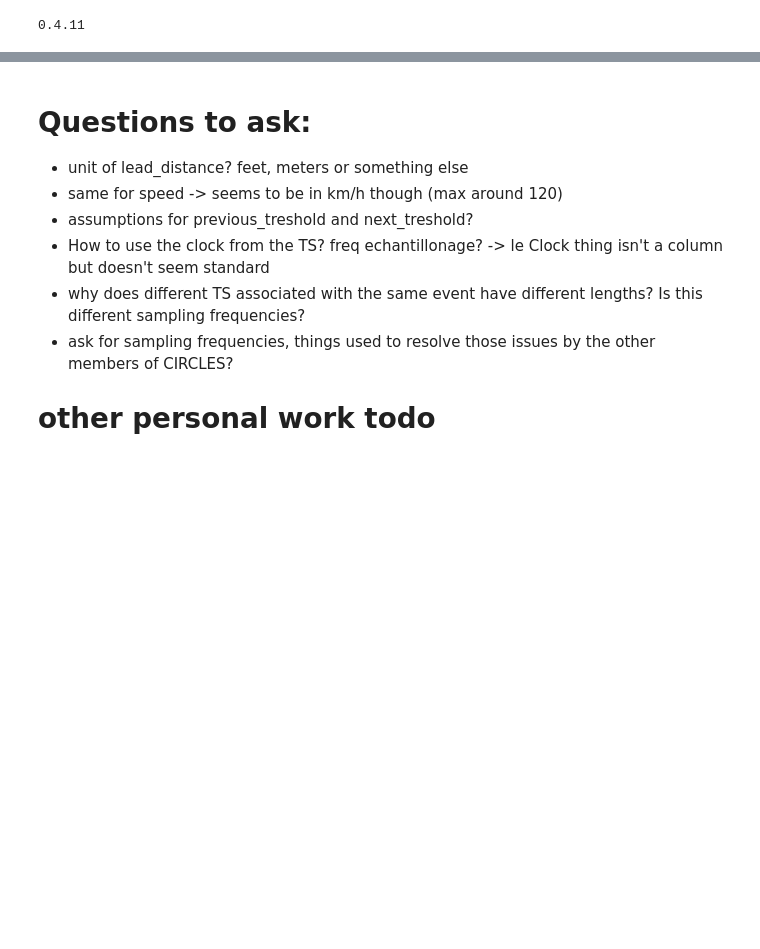
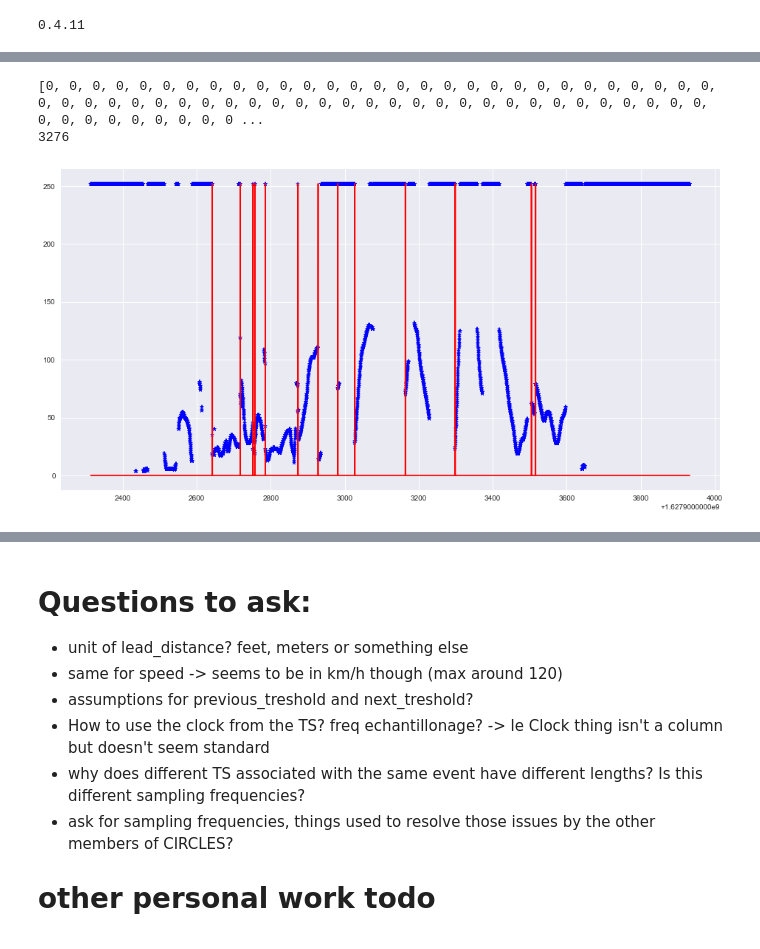
Before and after one commit to codingrosquick/capstone_circles_rl_validation, a Jupyter notebook: database_explorer.ipynb, the cells around one changed output, grey strips where cells are left out. Cells and saved outputs as stored; diff of their text form; code cells hidden in the pictures; blank space fills up the shorter version.

Commit message:
working crossing tests, still with legacy code

```diff
--- a/database_explorer.ipynb
+++ b/database_explorer.ipynb
@@ -129,2 +234,16 @@ reading of /Users/noecarras/Documents/03_Berkeley_EECS/cours/Capstone_RL_validat
 GPS signal first acquired at 2021-08-02 03:05:12:900000
 reading of /Users/noecarras/Documents/03_Berkeley_EECS/cours/Capstone_RL_validation/capstone_circles_rl_validation/analyses/2021-08-02-11-05-12_2T3W1RFVXMW116290_GPS_Messages.csv was succesful? True
+# %%
+speed_ts, lead_distance_ts, cruise_control_state_ts = read_data(s, g)
+event_times, unacceptable_crossings = find_crossing(speed_ts, lead_distance_ts, cruise_control_state_ts,
+                            with_cruise_control=False,
+                            prev_treshold=100,
+                            next_treshold=90,
+                            speed_treshold=20,
+                            verbose=True)
+print(event_times)
+print(len(event_times))
+
+print(len(unacceptable_crossings))
+
+# NOTE: obtained results varies deeply depending on the tresholds used
@@ -130,0 +258,36 @@ reading of /Users/noecarras/Documents/03_Berkeley_EECS/cours/Capstone_RL_validat
+# %%
+strymread.plt_ts(lead_distance_ts)
+
+
+import matplotlib.pyplot as plt
+
+def graph_see_events(lead, times, event_times):
+    """
+    TODO document this
+    :param lead:
+    :param times:
+    :param event_times:
+    :return:
+    """
+    def fake(time):
+        if time in event_times:
+            return 252
+        else:
+            return 0
+    event_times_fake = [fake(time) for time in times]
+    print(event_times_fake)
+    print(sum(event_times_fake))
+    # plt.figure()
+    # plt.plot(times, lead, 'b*')
+    # plt.plot(times, event_times_fake, 'r-')
+    # plt.ion()
+    # plt.show()
+    fig, ax = plt.subplots()
+    l = ax.plot(times, lead, 'b*')
+    e = ax.plot(times, event_times_fake, 'r-')
+    plt.ion()
+    plt.show()
+    # TODO make this interactive mode?
+
+graph_see_events(lead_distance_ts['Message'], lead_distance_ts['Time'], event_times)
+# %% [output]
@@ -131 +295,4 @@ reading of /Users/noecarras/Documents/03_Berkeley_EECS/cours/Capstone_RL_validat
+[0, 0, 0, 0, 0, 0, 0, 0, 0, 0, 0, 0, 0, 0, 0, 0, 0, 0, 0, 0, 0, 0, 0, 0, 0, 0, 0, 0, 0, 0, 0, 0, 0, 0, 0, 0, 0, 0, 0, 0, 0, 0, 0, 0, 0, 0, 0, 0, 0, 0, 0, 0, 0, 0, 0, 0, 0, 0, 0, 0, 0, 0, 0, 0, 0, 0, 0 ...
+3276
+[figure, added]
 # %%
```
Also changed, not shown: parts of 7 cells of this notebook, 2 other files.
